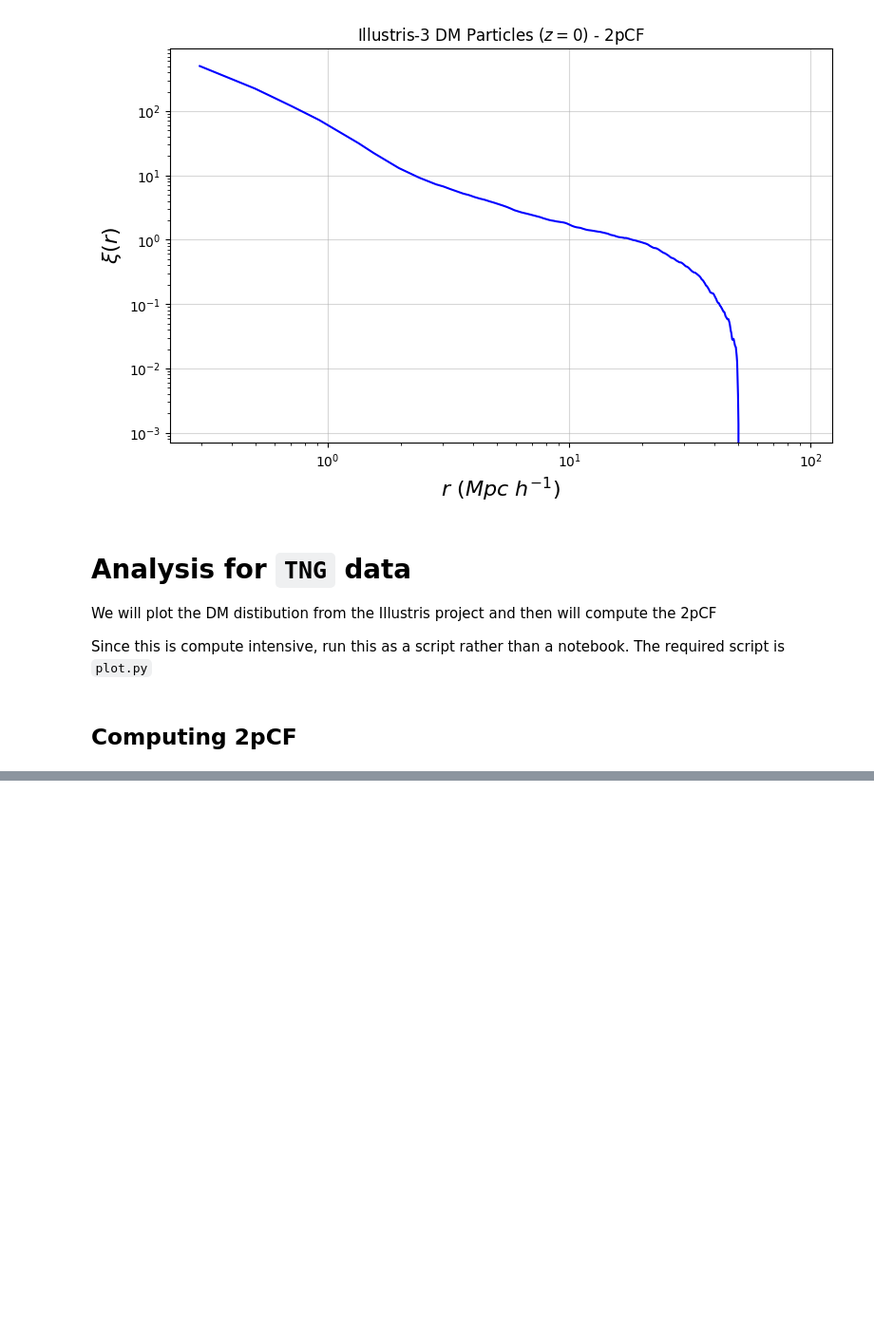
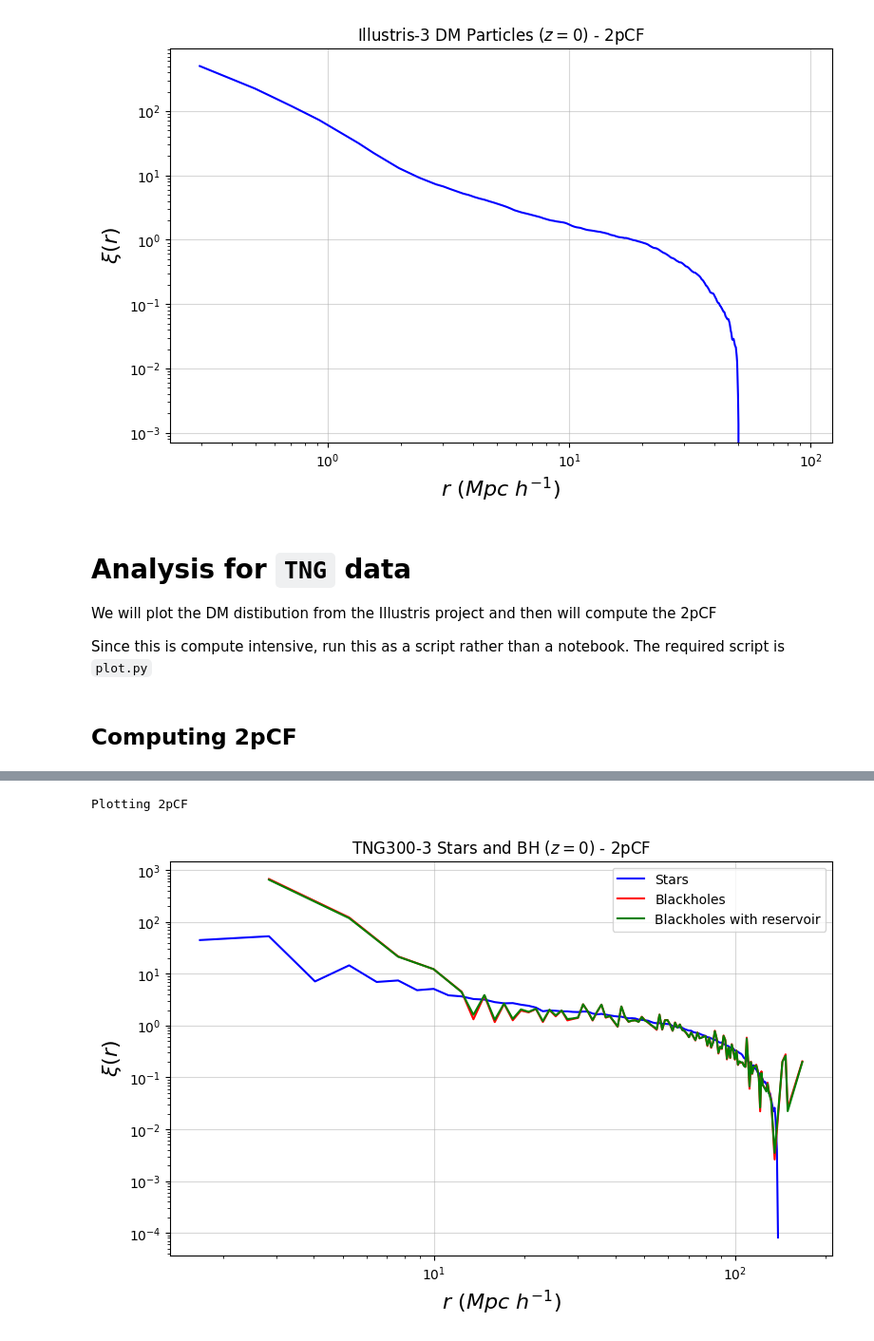
Before and after one commit to sparxastronomy/2022_SummerProject, a Jupyter notebook: Illustris/test.ipynb, the cells around one changed output, grey strips where cells are left out. Shown at 95% size. Drawn from its saved outputs; the diff is of its cells as text; code cells hidden in the pictures; blank space fills up the shorter version.

```diff
--- a/Illustris/test.ipynb
+++ b/Illustris/test.ipynb
@@ -411,0 +503,30 @@ plt.show()
+# %%
+#getting only non-nan values for log(xi0)
+S_xi0_filtered = S_xi0[~np.isnan(np.log10(S_xi0))]
+S_r_filterd = S_r[~np.isnan(np.log10(S_xi0))]
+BH_xi0_filtered = BH_xi0[~np.isnan(np.log10(BH_xi0))]
+BH_r_filterd = BH_r[~np.isnan(np.log10(BH_xi0))]
+BH_xi0_filtered1 = BH_xi0_1[~np.isnan(np.log10(BH_xi0_1))]
+BH_r_filterd1 = BH_r1[~np.isnan(np.log10(BH_xi0_1))]
+# %%
+# log-log plot
+print("Plotting 2pCF")
+plt.figure(figsize=(9,5.5), dpi=100)
+plt.plot(S_r_filterd,S_xi0_filtered, color='blue', label='Stars')
+plt.plot(BH_r_filterd,BH_xi0_filtered, color='red', label='Blackholes')
+plt.plot(BH_r_filterd1,BH_xi0_filtered1, color='green', label='Blackholes with reservoir')
+plt.xscale('log')
+plt.yscale('log')
+plt.grid(alpha=0.5)
+
+plt.title('TNG300-3 Stars and BH ($z=0$) - 2pCF')
+plt.xlabel('$r ~(Mpc~h^{-1})$',  fontsize=16)
+plt.ylabel("$\\xi(r)$", fontsize=16)
+
+plt.legend()
+
+# plt.savefig('2pCF_TNG300-3_Stars_BH.jpg', dpi=300, bbox_inches='tight')
+plt.show()
+# %% [output]
+Plotting 2pCF
+[figure, added]
```
Also changed, not shown: parts of 14 cells of this notebook, 8 other files.
